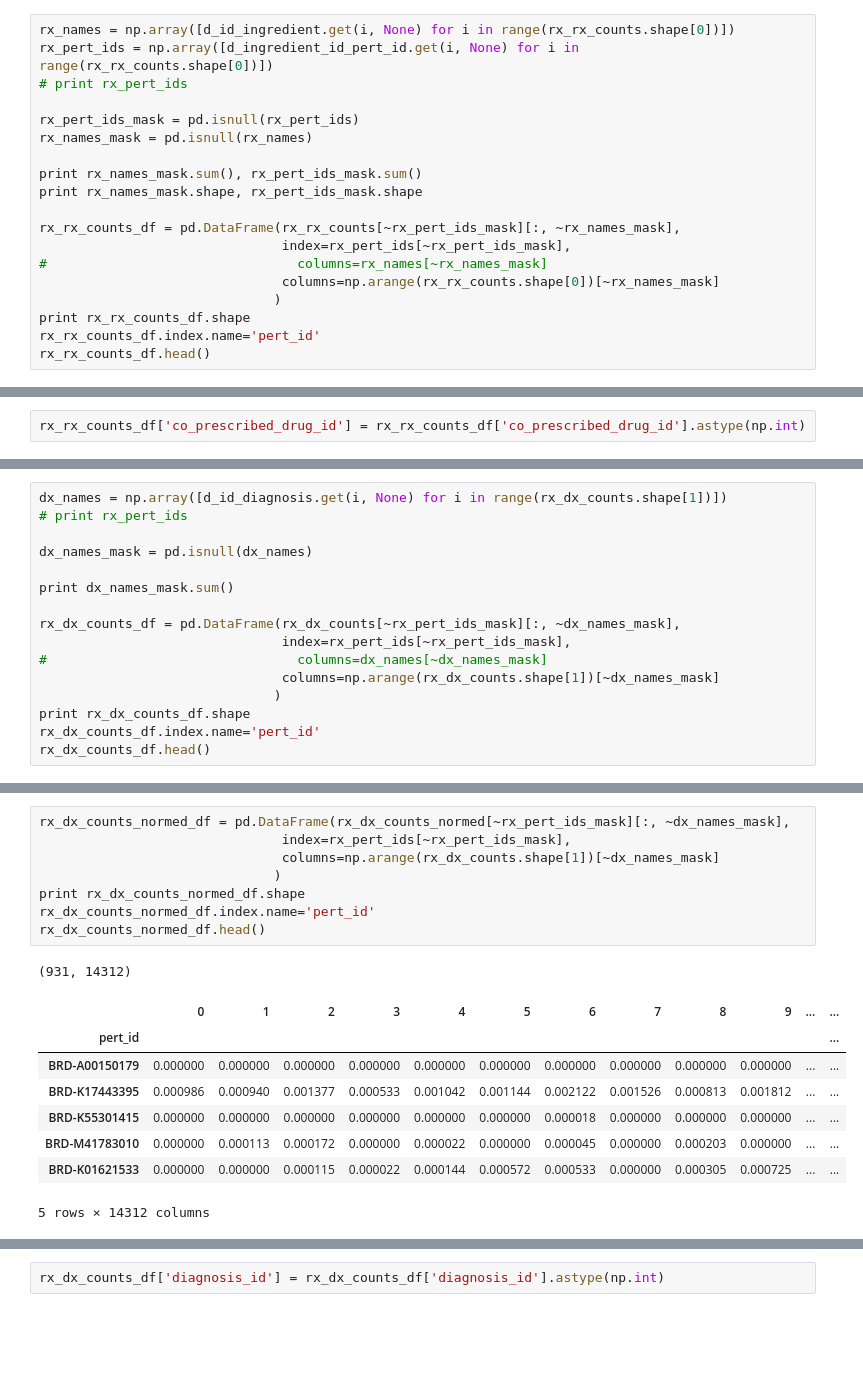
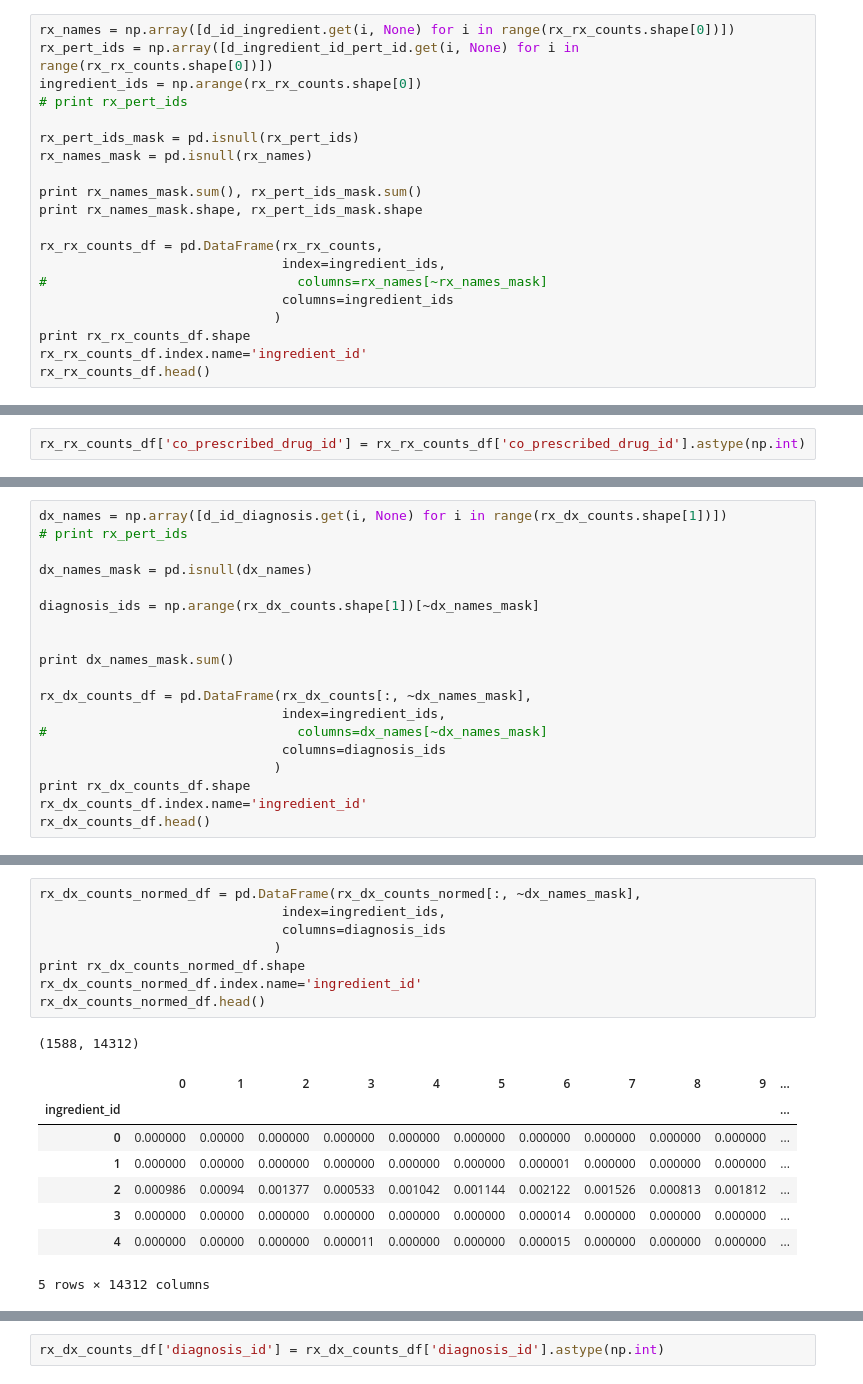
Before and after one commit to MaayanLab/L1000FWD, a Jupyter notebook: notebooks/Organize_data_from_EMR.ipynb, the cells around one changed output, grey strips where cells are left out. Saved outputs shown, nothing was run; the diff lists cells and outputs as text; blank space fills up the shorter version.

```diff
--- a/notebooks/Organize_data_from_EMR.ipynb
+++ b/notebooks/Organize_data_from_EMR.ipynb
@@ -620,6 +647,7 @@ d_id_diagnosis = dict(zip(id_diagnoses.index, id_diagnoses['diagnosis']))
 # %%
 rx_names = np.array([d_id_ingredient.get(i, None) for i in range(rx_rx_counts.shape[0])])
 rx_pert_ids = np.array([d_ingredient_id_pert_id.get(i, None) for i in range(rx_rx_counts.shape[0])])
+ingredient_ids = np.arange(rx_rx_counts.shape[0])
 # print rx_pert_ids
 
 rx_pert_ids_mask = pd.isnull(rx_pert_ids)
@@ -628,13 +656,13 @@ rx_names_mask = pd.isnull(rx_names)
 print rx_names_mask.sum(), rx_pert_ids_mask.sum()
 print rx_names_mask.shape, rx_pert_ids_mask.shape
 
-rx_rx_counts_df = pd.DataFrame(rx_rx_counts[~rx_pert_ids_mask][:, ~rx_names_mask],
-                               index=rx_pert_ids[~rx_pert_ids_mask],
+rx_rx_counts_df = pd.DataFrame(rx_rx_counts,
+                               index=ingredient_ids,
 #                                columns=rx_names[~rx_names_mask]
-                               columns=np.arange(rx_rx_counts.shape[0])[~rx_names_mask]
+                               columns=ingredient_ids
                               )
 print rx_rx_counts_df.shape
-rx_rx_counts_df.index.name='pert_id'
+rx_rx_counts_df.index.name='ingredient_id'
 rx_rx_counts_df.head()
 # %% [output]
 0 657
@@ -741,15 +768,18 @@ dx_names = np.array([d_id_diagnosis.get(i, None) for i in range(rx_dx_counts.sha
 
 dx_names_mask = pd.isnull(dx_names)
 
+diagnosis_ids = np.arange(rx_dx_counts.shape[1])[~dx_names_mask]
+
+
 print dx_names_mask.sum()
 
-rx_dx_counts_df = pd.DataFrame(rx_dx_counts[~rx_pert_ids_mask][:, ~dx_names_mask],
-                               index=rx_pert_ids[~rx_pert_ids_mask],
+rx_dx_counts_df = pd.DataFrame(rx_dx_counts[:, ~dx_names_mask],
+                               index=ingredient_ids,
 #                                columns=dx_names[~dx_names_mask]
-                               columns=np.arange(rx_dx_counts.shape[1])[~dx_names_mask]
+                               columns=diagnosis_ids
                               )
 print rx_dx_counts_df.shape
-rx_dx_counts_df.index.name='pert_id'
+rx_dx_counts_df.index.name='ingredient_id'
 rx_dx_counts_df.head()
 # %% [output]
 273
@@ -785,20 +815,20 @@ rx_dx_counts_df.head()
 # %%
-rx_dx_counts_normed_df = pd.DataFrame(rx_dx_counts_normed[~rx_pert_ids_mask][:, ~dx_names_mask],
-                               index=rx_pert_ids[~rx_pert_ids_mask],
-                               columns=np.arange(rx_dx_counts.shape[1])[~dx_names_mask]
+rx_dx_counts_normed_df = pd.DataFrame(rx_dx_counts_normed[:, ~dx_names_mask],
+                               index=ingredient_ids,
+                               columns=diagnosis_ids
                               )
 print rx_dx_counts_normed_df.shape
-rx_dx_counts_normed_df.index.name='pert_id'
+rx_dx_counts_normed_df.index.name='ingredient_id'
 rx_dx_counts_normed_df.head()
 # %% [output]
-(931, 14312)
+(1588, 14312)
-|  | 0 | 1 | 2 | 3 | 4 | 5 | 6 | 7 | 8 | 9 | ... | ... |
-| pert_id |  |  |  |  |  |  |  |  |  |  |  | ... |
-| BRD-A00150179 | 0.000000 | 0.000000 | 0.000000 | 0.000000 | 0.000000 | 0.000000 | 0.000000 | 0.000000 | 0.000000 | 0.000000 | ... | ... |
-| BRD-K17443395 | 0.000986 | 0.000940 | 0.001377 | 0.000533 | 0.001042 | 0.001144 | 0.002122 | 0.001526 | 0.000813 | 0.001812 | ... | ... |
-| BRD-K55301415 | 0.000000 | 0.000000 | 0.000000 | 0.000000 | 0.000000 | 0.000000 | 0.000018 | 0.000000 | 0.000000 | 0.000000 | ... | ... |
-| BRD-M41783010 | 0.000000 | 0.000113 | 0.000172 | 0.000000 | 0.000022 | 0.000000 | 0.000045 | 0.000000 | 0.000203 | 0.000000 | ... | ... |
-| BRD-K01621533 | 0.000000 | 0.000000 | 0.000115 | 0.000022 | 0.000144 | 0.000572 | 0.000533 | 0.000000 | 0.000305 | 0.000725 | ... | ... |
+|  | 0 | 1 | 2 | 3 | 4 | 5 | 6 | 7 | 8 | 9 | ... |
+| ingredient_id |  |  |  |  |  |  |  |  |  |  | ... |
+| 0 | 0.000000 | 0.00000 | 0.000000 | 0.000000 | 0.000000 | 0.000000 | 0.000000 | 0.000000 | 0.000000 | 0.000000 | ... |
+| 1 | 0.000000 | 0.00000 | 0.000000 | 0.000000 | 0.000000 | 0.000000 | 0.000001 | 0.000000 | 0.000000 | 0.000000 | ... |
+| 2 | 0.000986 | 0.00094 | 0.001377 | 0.000533 | 0.001042 | 0.001144 | 0.002122 | 0.001526 | 0.000813 | 0.001812 | ... |
+| 3 | 0.000000 | 0.00000 | 0.000000 | 0.000000 | 0.000000 | 0.000000 | 0.000014 | 0.000000 | 0.000000 | 0.000000 | ... |
+| 4 | 0.000000 | 0.00000 | 0.000000 | 0.000011 | 0.000000 | 0.000000 | 0.000015 | 0.000000 | 0.000000 | 0.000000 | ... |
 5 rows × 14312 columns
 # %%
 rx_dx_counts_normed_df = pd.melt(rx_dx_counts_normed_df.reset_index(),
```
Also changed, not shown: parts of 26 cells of this notebook.
